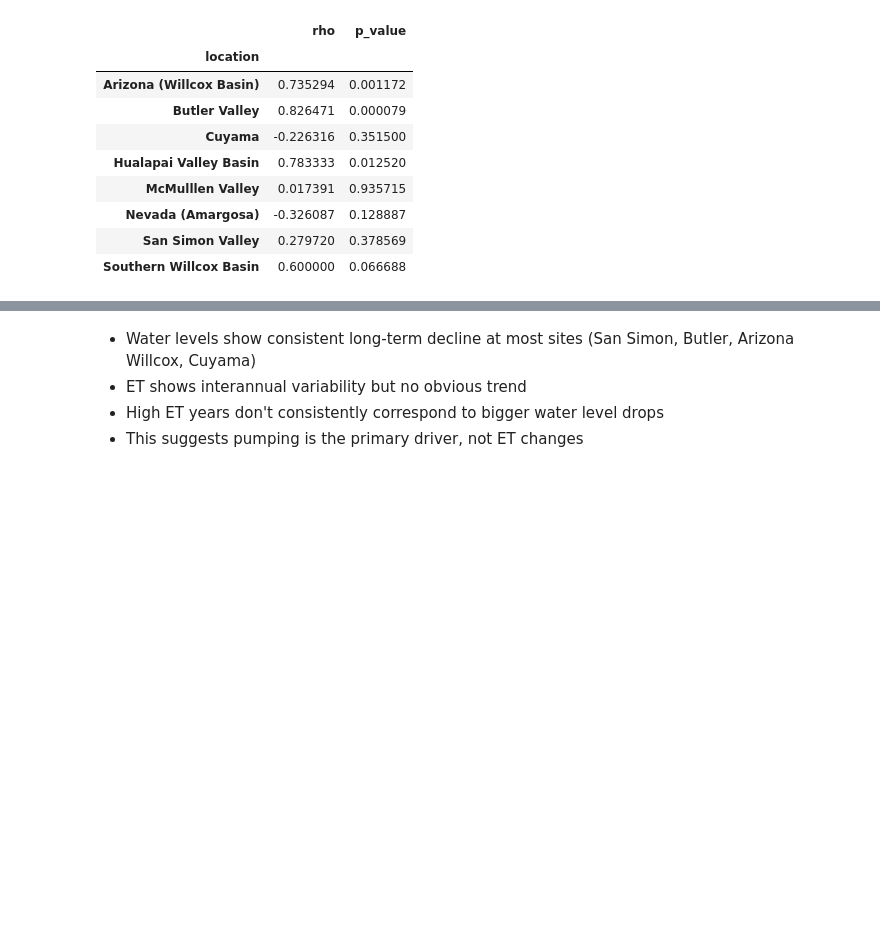
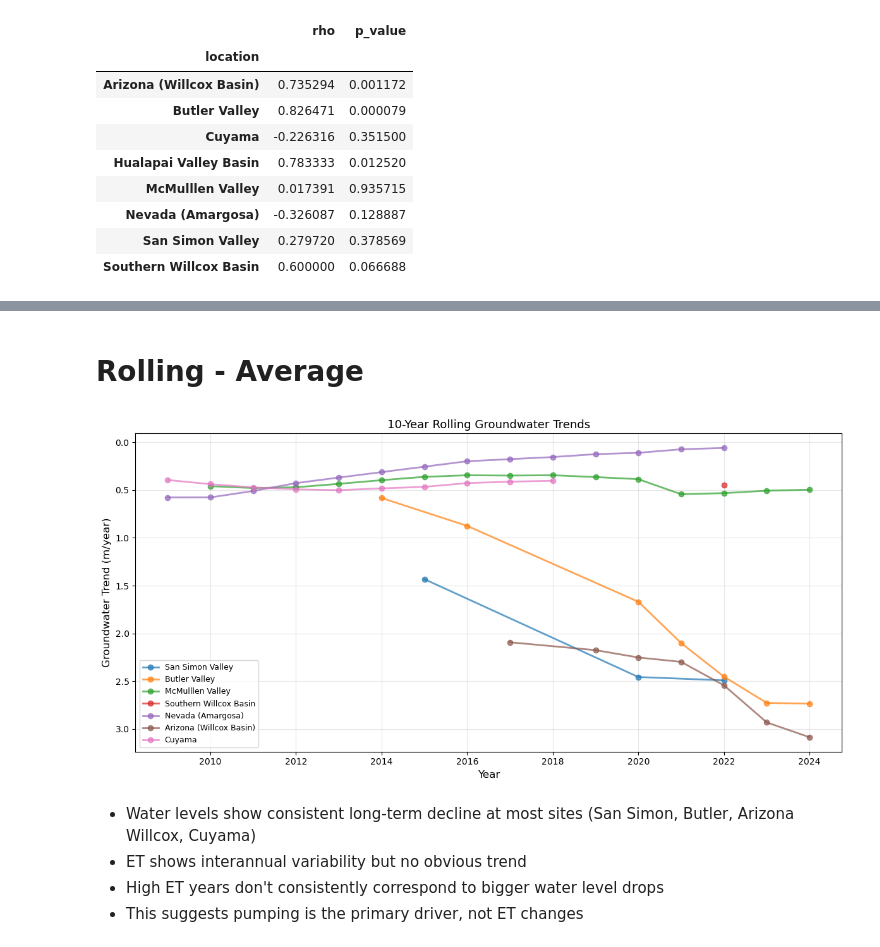
Before and after one commit to meds-AridGW/GW-depth-data-exploration, a Jupyter notebook: precipitation.ipynb, the cells around one changed output, grey strips where cells are left out. Drawn from its saved outputs; the diff is of its cells as text; code cells hidden in the pictures; blank space fills up the shorter version.

Commit message:
Recheck Spearman Calcs, Added Rolling Average

```diff
--- a/precipitation.ipynb
+++ b/precipitation.ipynb
@@ -407,3 +344,39 @@ plt.show()
+# %% [markdown]
+# Rolling - Average
+# %%
+fig, ax = plt.subplots(figsize=(12, 6))
+
+window = 10  # years for rolling trend calculation
+
+for site in et_gw_merged_all_sites['location'].unique():
+    site_data = et_gw_merged_all_sites[et_gw_merged_all_sites['location'] == site].sort_values('YEAR')
+    site_data = site_data.dropna(subset=['YEAR', 'WaterLevel_m'])
+
+    if len(site_data) < window:
+        continue
+
+    years = []
+    trends = []
+
+    # Calculate rolling trends
+    for i in range(len(site_data) - window + 1):
+        window_data = site_data.iloc[i:i+window]
+        slope = np.polyfit(window_data['YEAR'], window_data['WaterLevel_m'], 1)[0]
+        years.append(window_data['YEAR'].iloc[-1])  # Use end year of window
+        trends.append(slope)
+
+    ax.plot(years, trends, marker='o', label=site, linewidth=2, alpha=0.7)
+
+ax.set_xlabel('Year', fontsize=12)
+ax.set_ylabel('Groundwater Trend (m/year)', fontsize=12)
+ax.set_title(f'{window}-Year Rolling Groundwater Trends', fontsize=13)
+ax.grid(alpha=0.3)
+ax.legend(fontsize=9, loc='best')
+ax.invert_yaxis()
+plt.tight_layout()
+plt.show()
+# %% [output]
+[figure, added]
 # %% [markdown]
 - Water levels show consistent long-term decline at most sites (San Simon, Butler, Arizona Willcox, Cuyama)
 - ET shows interannual variability but no obvious trend
```
Also changed, not shown: parts of 11 cells of this notebook.
